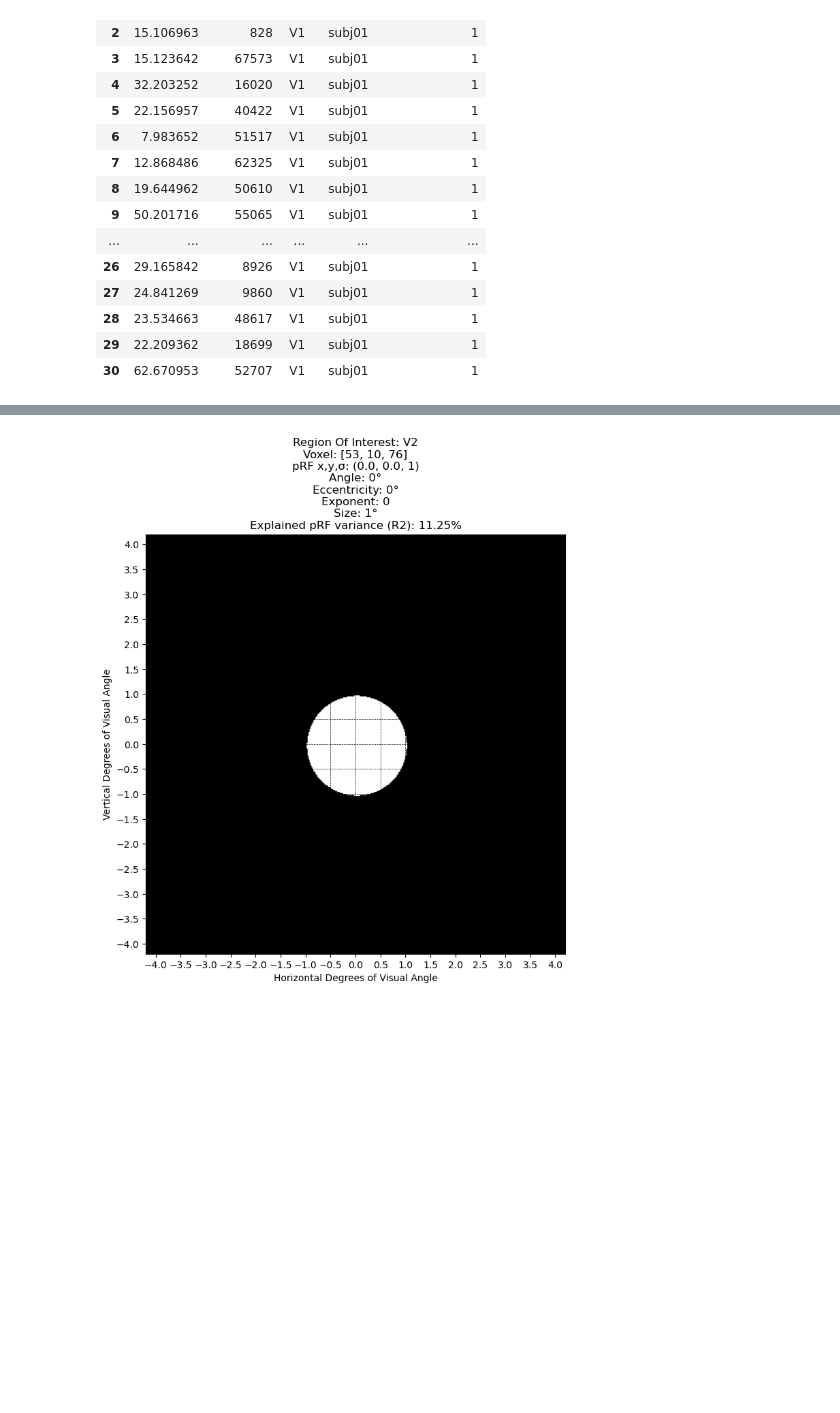
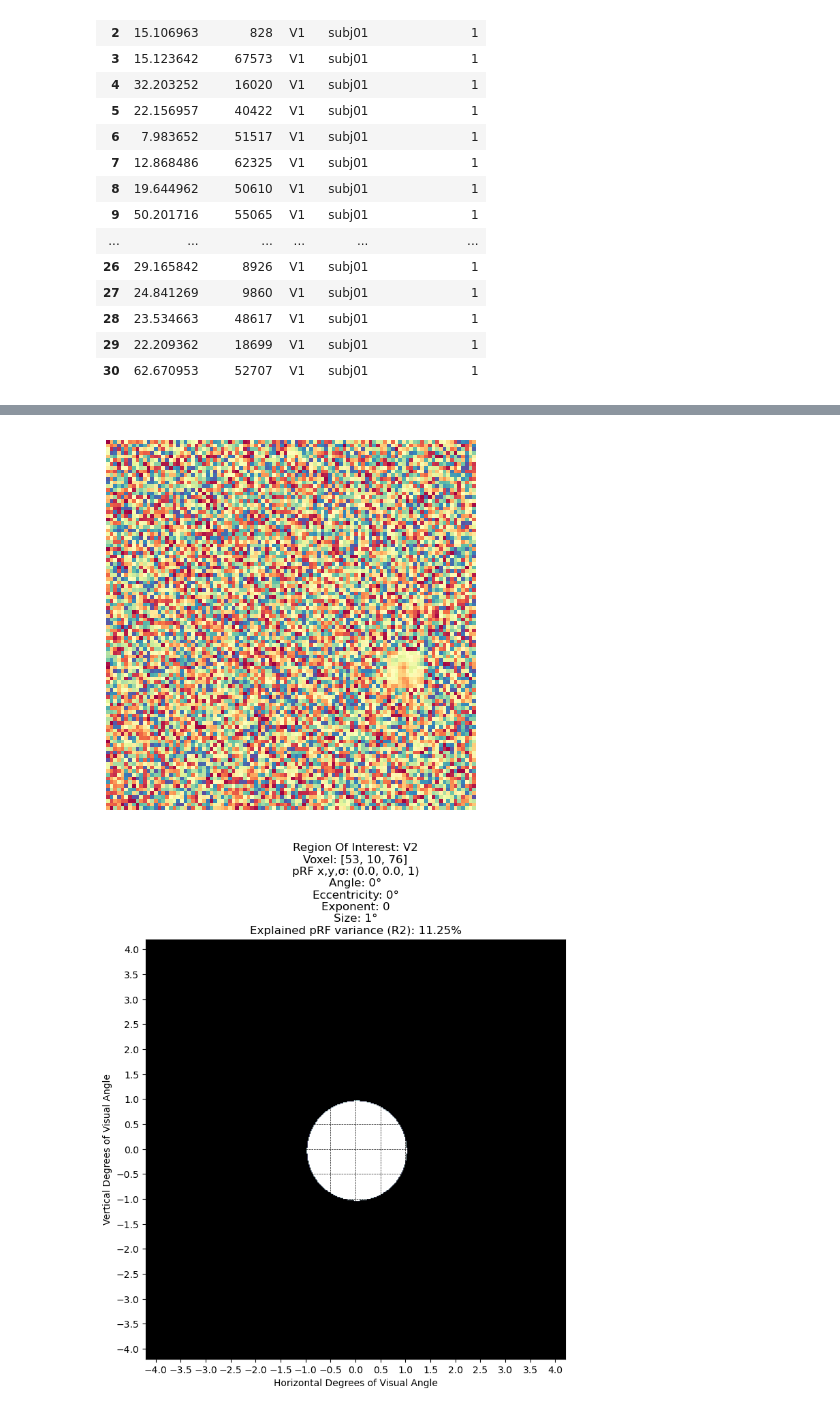
Before and after one commit to WiegerScheurer/spatpred, a Jupyter notebook: notebooks/img_tools.ipynb, the cells around one changed output, grey strips where cells are left out. Cells and saved outputs as stored; diff of their text form; code cells hidden in the pictures; blank space fills up the shorter version.

```diff
--- a/notebooks/img_tools.ipynb
+++ b/notebooks/img_tools.ipynb
@@ -123,3 +123,31 @@ rms_subj01_V1
+# %%
+import matplotlib.pyplot as plt
+import numpy as np
+import random
+from scipy.ndimage import gaussian_filter
+
+def create_numpy_doodle(dimensions, cmap = None, contrast = 1, apply_gaussian_filter=False):
+    doodle = np.random.rand(dimensions[0], dimensions[1])
+    all_cmaps = ['viridis', 'plasma', 'inferno', 'magma', 'cividis', 'Greys', 'Purples', 'Blues', 'Greens', 'Oranges', 'Reds', 'YlOrBr', 'YlOrRd', 'OrRd', 'PuRd', 'RdPu', 'BuPu', 'GnBu', 'PuBu', 'YlGnBu', 'PuBuGn', 'BuGn', 'YlGn', 'binary', 'gist_yarg', 'gist_gray', 'gray', 'bone', 'pink', 'spring', 'summer', 'autumn', 'winter', 'cool', 'Wistia', 'hot', 'afmhot', 'gist_heat', 'copper', 'PiYG', 'PRGn', 'BrBG', 'PuOr', 'RdGy', 'RdBu', 'RdYlBu', 'RdYlGn', 'Spectral', 'coolwarm', 'bwr', 'seismic', 'twilight', 'twilight_shifted', 'hsv', 'Pastel1', 'Pastel2', 'Paired', 'Accent', 'Dark2', 'Set1', 'Set2', 'Set3', 'tab10', 'tab20', 'tab20b', 'tab20c', 'flag', 'prism', 'ocean', 'gist_earth', 'terrain', 'gist_stern', 'gnuplot', 'gnuplot2', 'CMRmap', 'cubehelix', 'brg', 'gist_rainbow', 'rainbow', 'jet', 'nipy_spectral', 'gist_ncar']
+    random_cmap = all_cmaps[random.randint(0, len(all_cmaps))]
+
+    if apply_gaussian_filter:
+        x = random.randint(0, dimensions[0])
+        y = random.randint(0, dimensions[1])
+        sigma = random.uniform(0, 1)
+        doodle[x:x+10, y:y+10] = gaussian_filter(doodle[x:x+10, y:y+10], sigma=sigma)
+
+    plt.imshow(doodle, cmap = random_cmap if cmap == None else cmap, vmin = 0, vmax = 1)
+    plt.axis('off')
+    plt.show()
+
+    return doodle
+
+doodle = create_numpy_doodle((100,100), contrast = 1, apply_gaussian_filter=True)
+
+# big_doodle = create_numpy_doodle((1000,1000), contrast = 1, apply_gaussian_filter=True)
+# %% [output]
+[figure, added]
 # %%
 info = get_mask(dim = 425, subject = 'subj01', binary_masks = vismask_dict,
                                         prf_proc_dict = prf_dict, type='outline', roi='V2',
```
Also changed, not shown: parts of 2 cells of this notebook, 2 other files.
